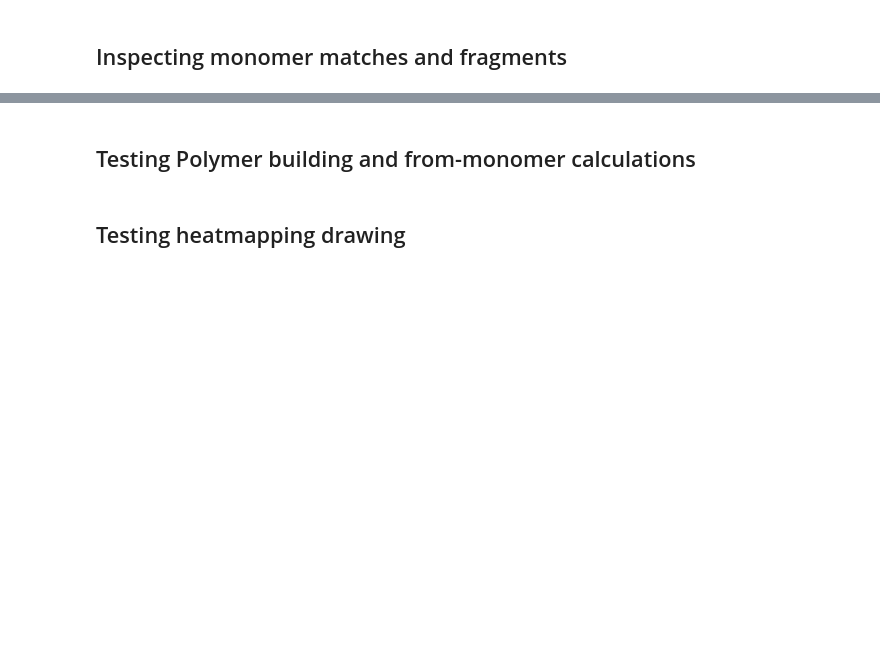
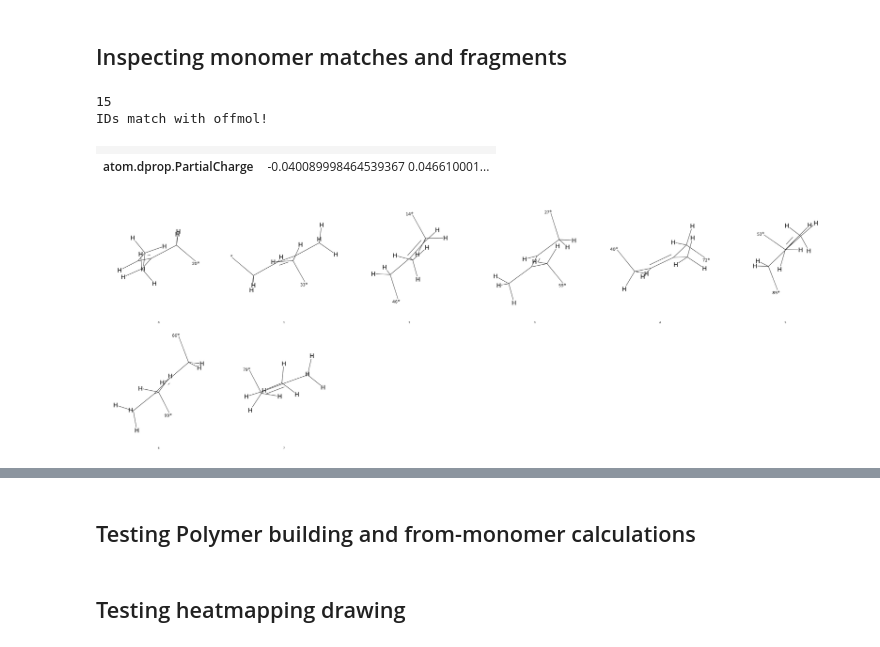
Before and after one commit to timbernat/polymer_workspace, a Jupyter notebook: polymer_dev.ipynb, the cells around one changed output, grey strips where cells are left out. Cells and saved outputs as stored; diff of their text form; code cells hidden in the pictures; blank space fills up the shorter version.

Commit message:
Updated analysis method to exclude plotting

```diff
--- a/polymer_dev.ipynb
+++ b/polymer_dev.ipynb
@@ -111,22 +120,25 @@ INFO:8779146780790:Setup of water_soluble_large completed in 0:00:00.000022
 # %%
 import copy
 
+mol_name = 'naturalrubber_solv_water'
 # mol_name = 'peg_modified'
-mol_name = 'pnipam_modified_solv_water'
+# mol_name = 'paam_modified'
 # mol_name = 'pnipam_modified'
+# mol_name = 'peg_modified_solv_water'
+# mol_name = 'pnipam_modified_solv_water'
 # mol_name = 'paam_modified_solv_water'
 
 pdir = mgr.polymers[mol_name]
-pdir.structure_file = pdir.structures / 'pnipam_modified_solv_water.pdb'
-offmol = pdir.offmol_matched(strict=False, verbose=False)
+# offmol = pdir.offmol_matched(strict=False, verbose=False)
+offmol = pdir.offmol
 rdmol = offmol.to_rdkit()
 # rdmol = pdir.rdmol
 
 # Labelled all unmatched atoms
-for i, atom in enumerate(offmol.atoms):
-    rdatom = rdmol.GetAtomWithIdx(i)
-    rdatom.SetProp('atomNote', atom.metadata.get('residue_name', 'unmatched'))
-print('Matched residues : ', set(atom.metadata.get('residue_name') for atom in offmol.atoms))
+# for i, atom in enumerate(offmol.atoms):
+#     rdatom = rdmol.GetAtomWithIdx(i)
+#     rdatom.SetProp('atomNote', atom.metadata.get('residue_name', 'unmatched'))
+# print('Matched residues : ', set(atom.metadata.get('residue_name') for atom in offmol.atoms))
 
 # Bounding monomer sizes
 max_mono_size = max(Chem.MolFromSmarts(SMARTS).GetNumAtoms() for SMARTS in pdir.monomer_data['monomers'].values())
@@ -139,5 +151,10 @@ for atom in rdmol.GetAtoms():
 else:
     print('IDs match with offmol!')
 
-rdkdraw.set_rdkdraw_size(1200, 1/1)
+rdkdraw.set_rdkdraw_size(800, 1/1)
 rdmol
+# %% [output]
+15
+IDs match with offmol!
+|  |  |
+| atom.dprop.PartialCharge | -0.040089998464539367 0.046610001... |
@@ -182,21 +178,37 @@ MolsToGridImage(frags, molsPerRow=3, subImgSize=(n, n))
+# %%
+# show monomers with charges
+rdkdraw.set_rdkdraw_size(300, 3/1)
+mono_dat = pdir.monomer_data_charged
+for mono_name, mono_SMARTS in mono_dat['monomers'].items():
+    chgs = mono_dat['charges'][mono_name]
+    norm = mplcolors.Normalize(vmin=min(chgs.values()), vmax=max(chgs.values()))
+
+    monomer = Chem.MolFromSmarts(mono_SMARTS)
+    for atom in monomer.GetAtoms():
+        id = atom.GetAtomMapNum()
+        chg = chgs.get(id, 0)
+        atom.SetProp('atomNote', str(round(chg, 4)))
+        atom.SetProp('PartialCharge', str(round(chg, 4)))
+        atom.SetAtomMapNum(0)
+
+    img = rdkdraw.rdmol_prop_heatmap(monomer, 'PartialCharge', cmap=cmap, norm=norm, img_size=(n, round(n / 1.5)))
+    fig, ax = plotutils.plot_image_with_colorbar(img, cmap, norm, label=f'Magnitude of Partial Charges ({pdir.charge_method})', dim=10, aspect=1/2)
+    plt.show()
+    # print(mono_name, monomer.GetNumAtoms(), mono_SMARTS, monomer.GetNumAtoms())
+    # display(monomer)
 # %%
+# show individual constituent monomers
+from rdkit.Chem.Draw import MolsToGridImage
 import polysaccharide.molutils.rdmol.fragment as frag
 
-offmol = list(pdir.off_topology_matched(strict=False).molecules)[0]
-rdmol  = pdir.rdmol
+offmol = pdir.offmol
+rdmol  = offmol.to_rdkit()
 
-ids = [
-    rdmol.GetBondBetweenAtoms(bond.atom1_index, bond.atom2_index).GetIdx()
-        for bond in offmol.bonds
-            # if bond.atom1.metadata['residue_number'] != bond.atom2.metadata['residue_number']
-            if bond.atom1.metadata['residue_name'] != bond.atom2.metadata['residue_name']
-]
-
-# ids = frag.inter_monomer_bond_indices(offmol)
+ids = frag.inter_monomer_bond_indices(offmol)
 frags_solv = frag.fragment_by_bond_indices(rdmol, ids)
-frags_solv
-from rdkit.Chem.Draw import MolsToGridImage
-rdkdraw.set_rdkdraw_size(1000, 1/1)
+rdkdraw.set_rdkdraw_size(800, 1/1)
 
 n = 800
-MolsToGridImage(frags_solv, molsPerRow=3, subImgSize=(n, n))
+MolsToGridImage(frags_solv, molsPerRow=6, subImgSize=(n, n), legends=[str(i) for i, _ in enumerate(frags_solv)])
+# %% [output]
+[figure, added]
```
Also changed, not shown: parts of 11 cells of this notebook.
